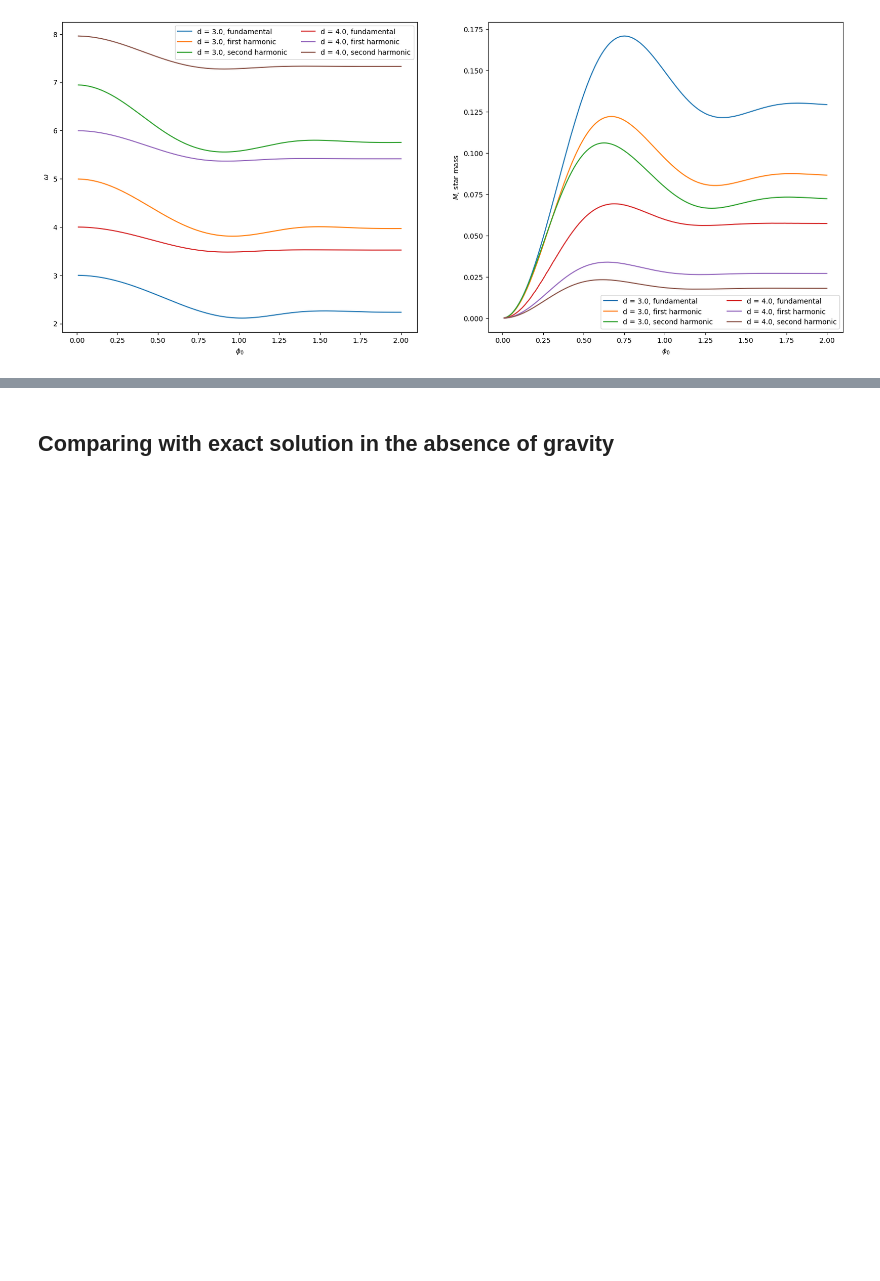
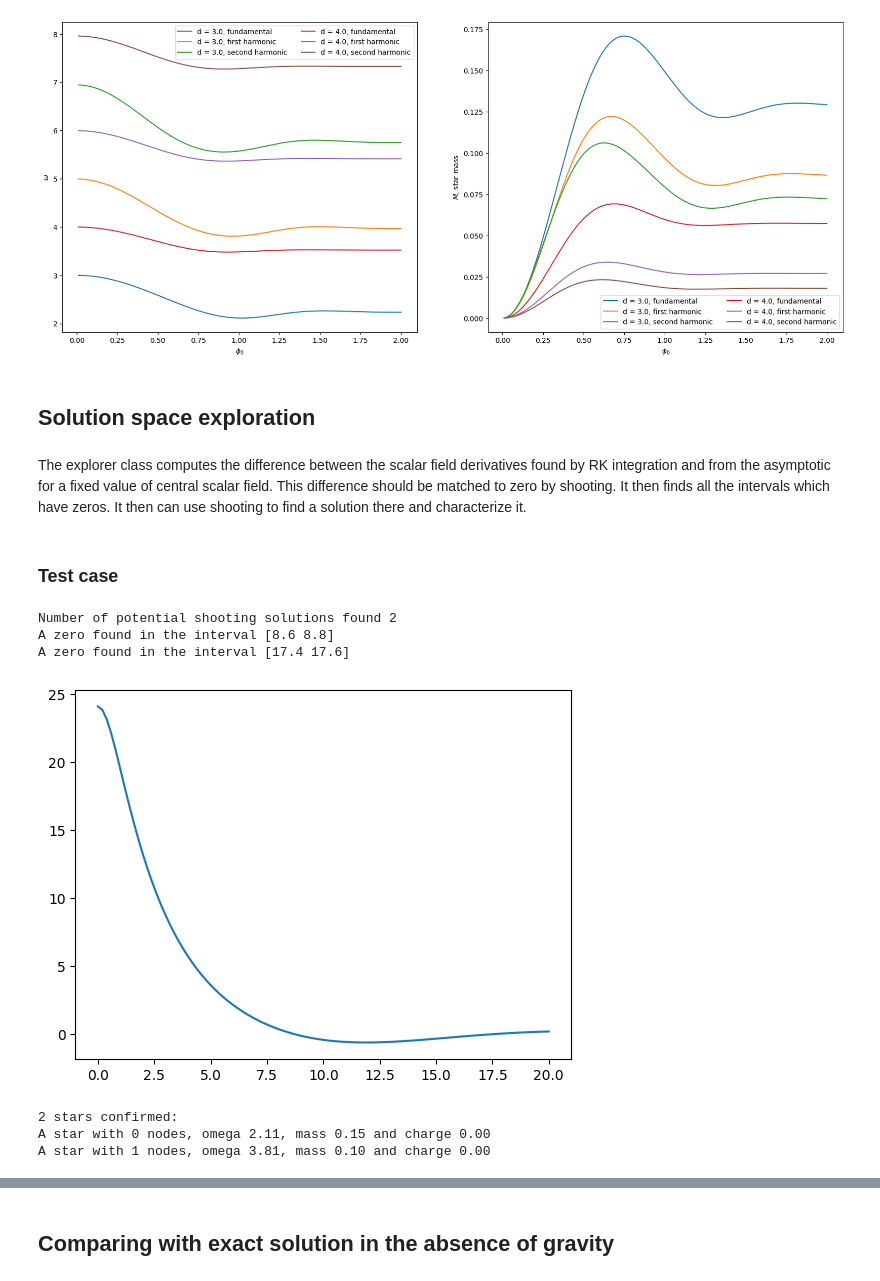
Before and after one commit to sukhovn/AdS_BS_shooting, a Jupyter notebook: BoseStar.ipynb, the cells around one changed output, grey strips where cells are left out. Cells and saved outputs as stored; diff of their text form; code cells hidden in the pictures; blank space fills up the shorter version.

```diff
--- a/BoseStar.ipynb
+++ b/BoseStar.ipynb
@@ -58,6 +79,6 @@ solver.plot_star_profile()
 # %%
 class Tracer:
-    def __init__(self, d=3, l=1.0, el = 0.0, kappa=1.0, mass=0.0, **kwargs):
+    def __init__(self, d=3, l=1.0, el=0.0, kappa=1.0, mass=0.0, **kwargs):
         self.kwargs = kwargs
         self.d = d
         self.l = l
@@ -79,8 +100,13 @@ class Tracer:
             for phi0 in phi0_space:
                 solver = Bose_Star_Solver(d=self.d, l=self.l, kappa=self.kappa, el=self.el, mass=self.mass, phi0=phi0, **self.kwargs)
                 # print(phi0)
-                with HidePrinting():
-                    solver.shoot_for_omega(omega_range=omega_range)
+                with HidePrinting() as hp:
+                    try:
+                        solver.shoot_for_omega(omega_range=omega_range)
+                    except RuntimeError:
+                        hp.unblock()
+                        print('phi0 explored', phi0)
+                        return
                 omegas.append(solver.omega)
                 star_masses.append(solver.star_mass)
                 star_charges.append(solver.star_charge)
@@ -96,14 +122,20 @@ class Tracer:
         self.star_mass_values = []
         self.star_charge_values = []
 
-        step_out = 0.1
+        step_out = 0.2
         omega_range = copy.copy(omega_initial_range)
 
         for phi0 in self.phi0_values:
             solver = Bose_Star_Solver(d=self.d, l=self.l, kappa=self.kappa, el=self.el, mass=self.mass, phi0=phi0, **self.kwargs)
             # print(phi0, omega_range)
-            with HidePrinting():
-                solver.shoot_for_omega(omega_range=omega_range)
+            with HidePrinting() as hp:
+                try:
+                    solver.shoot_for_omega(omega_range=omega_range)
+                except RuntimeError:
+                    hp.unblock()
+                    print('phi0 explored', phi0)
+                    return
+
             omega_reconstruct = np.exp(solver.delta0)*(solver.omega - self.el*solver.a0)
             omega_range = [(1.0 - step_out)*omega_reconstruct, (1.0 + step_out)*omega_reconstruct]
 
@@ -111,18 +143,18 @@ class Tracer:
             self.star_mass_values.append(solver.star_mass)
             self.star_charge_values.append(solver.star_charge)
 
-    def plot_omega_curves(self, ax, label):
-        ax.plot(self.phi0_values, self.omega_values, label=label)
+    def plot_omega_curves(self, ax, **kwargs):
+        ax.plot(self.phi0_values, self.omega_values, **kwargs)
         ax.set_xlabel('$\\phi_0$')
         ax.set_ylabel('$\\omega$')
 
-    def plot_mass_curves(self, ax, label):
-        ax.plot(self.phi0_values, self.star_mass_values, label=label)
+    def plot_mass_curves(self, ax, **kwargs):
+        ax.plot(self.phi0_values, self.star_mass_values, **kwargs)
         ax.set_xlabel('$\\phi_0$')
         ax.set_ylabel('$M$, star mass')
 
-    def plot_charge_curves(self, ax, label):
-        ax.plot(self.phi0_values, self.star_charge_values, label=label)
+    def plot_charge_curves(self, ax, **kwargs):
+        ax.plot(self.phi0_values, self.star_charge_values, **kwargs)
         ax.set_xlabel('$\\phi_0$')
         ax.set_ylabel('$Q/e$, star charge')
 # %% [markdown]
@@ -328,3 +360,7 @@ plt.savefig("dim_curves.png", dpi=300)
 plt.show()
 # %% [output]
 [figure]
+# %% [markdown]
+## Solution space exploration
+# %% [markdown]
+The explorer class computes the difference between the scalar field derivatives found by RK integration and from the asymptotic for a fixed value of central scalar field. This difference should be matched to zero by shooting. It then finds all the intervals which have zeros. It then can use shooting to find a solution there and characterize it.
@@ -330,0 +444,19 @@ plt.show()
+# %% [markdown]
+### Test case
+# %%
+expl = Explorer(d=3, l=1.0, kappa=1.0, el=0.0, mass=0.0, phi0=1.0)
+
+ax = plt.subplot()
+expl.scan_omega_range(0.0, 20.0, ax=ax)
+plt.show()
+# %% [output]
+Number of potential shooting solutions found 2
+A zero found in the interval [8.6 8.8]
+A zero found in the interval [17.4 17.6]
+[figure, added]
+# %%
+expl.explore_zeros_by_shooting()
+# %% [output]
+2 stars confirmed:
+A star with 0 nodes, omega 2.11, mass 0.15 and charge 0.00
+A star with 1 nodes, omega 3.81, mass 0.10 and charge 0.00
```
Also changed, not shown: parts of 35 cells of this notebook, 4 other files.
